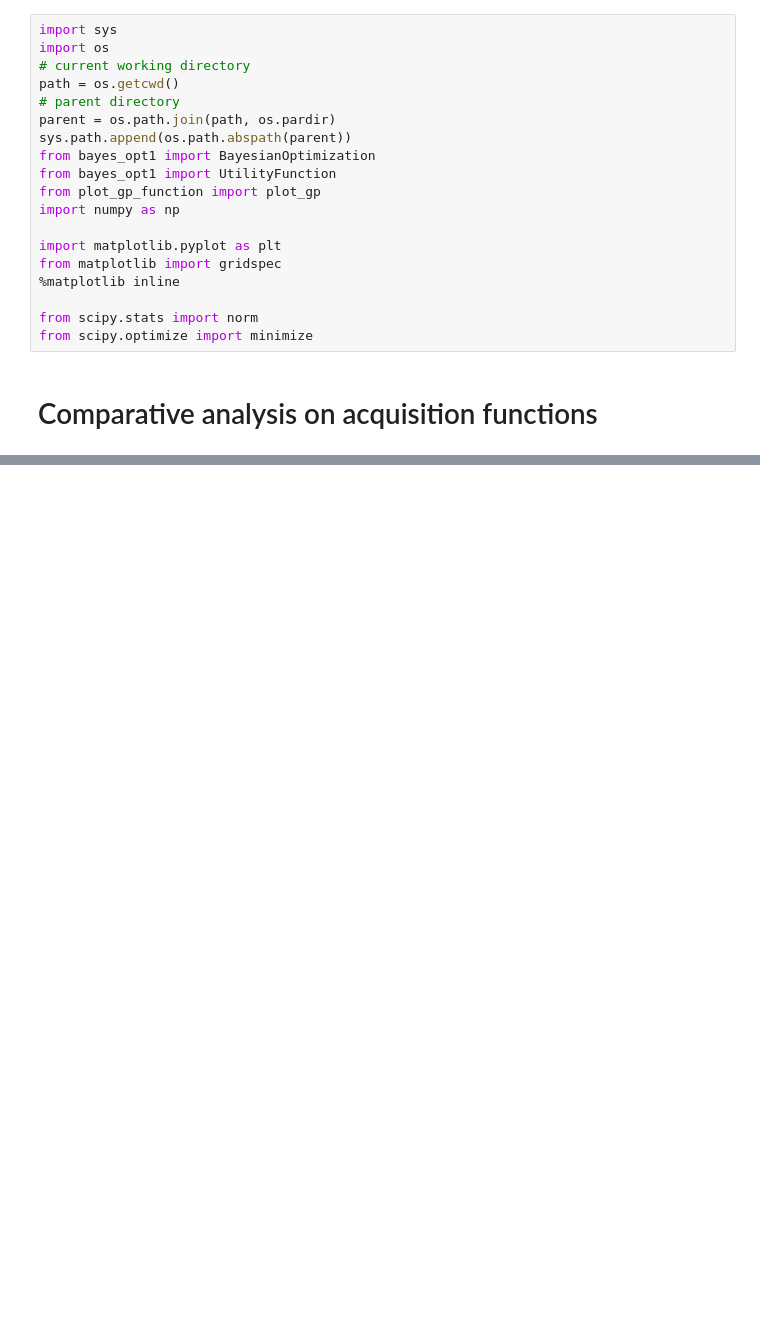
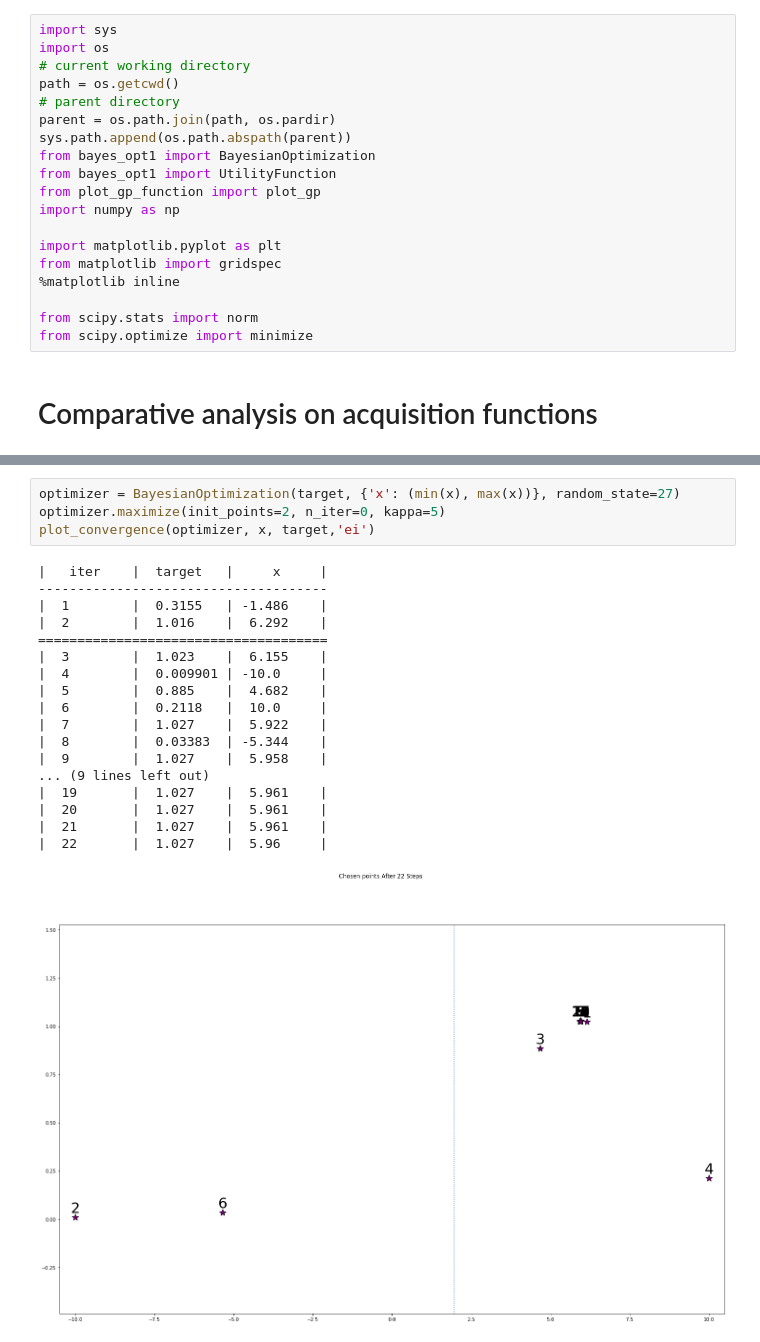
Before and after one commit to MartinaGaravaglia/BayesianOptimization, a Jupyter notebook: examples/plot_acq_func_examples.ipynb, the cells around one changed output, grey strips where cells are left out. Drawn from its saved outputs; the diff is of its cells as text; blank space fills up the shorter version.

```diff
--- a/examples/plot_acq_func_examples.ipynb
+++ b/examples/plot_acq_func_examples.ipynb
@@ -97,0 +127,23 @@ plot_gp(optimizer, x, target)
+# %%
+optimizer = BayesianOptimization(target, {'x': (min(x), max(x))}, random_state=27)
+optimizer.maximize(init_points=2, n_iter=0, kappa=5)
+plot_convergence(optimizer, x, target,'ei')
+# %% [output]
+|   iter    |  target   |     x     |
+-------------------------------------
+|  1        |  0.3155   | -1.486    |
+|  2        |  1.016    |  6.292    |
+=====================================
+|  3        |  1.023    |  6.155    |
+|  4        |  0.009901 | -10.0     |
+|  5        |  0.885    |  4.682    |
+|  6        |  0.2118   |  10.0     |
+|  7        |  1.027    |  5.922    |
+|  8        |  0.03383  | -5.344    |
+|  9        |  1.027    |  5.958    |
+... (9 lines left out)
+|  19       |  1.027    |  5.961    |
+|  20       |  1.027    |  5.961    |
+|  21       |  1.027    |  5.961    |
+|  22       |  1.027    |  5.96     |
+[figure, added]
```
Also changed, not shown: parts of 7 cells of this notebook, 1 other file.
